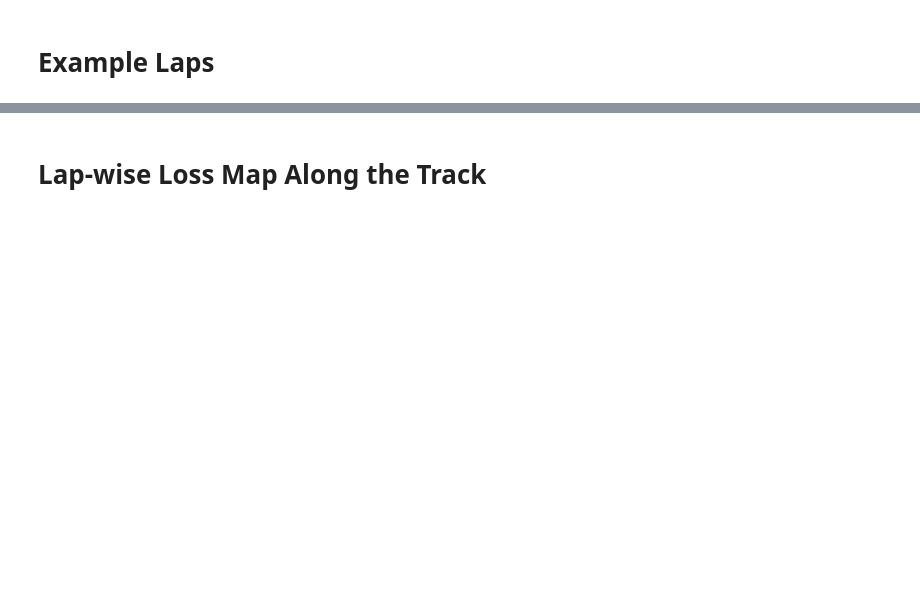
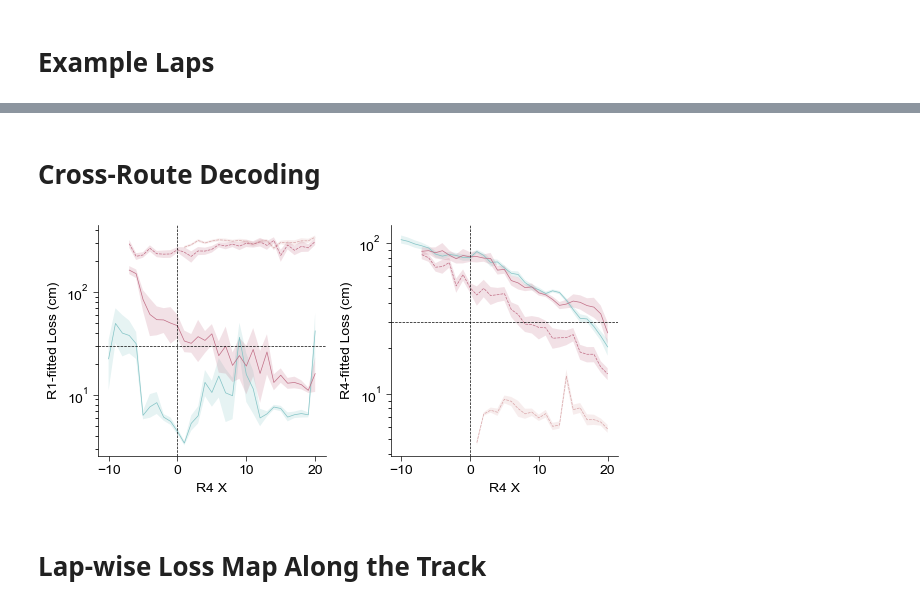
Before and after one commit to YAO-Shuyang/PlotFigures, a Jupyter notebook: NodeFigures/Fig0860 - Decoding Retrieval With GNB - 10224.ipynb, the cells around one changed output, grey strips where cells are left out. Cells and saved outputs as stored; diff of their text form; code cells hidden in the pictures; blank space fills up the shorter version.

```diff
--- a/NodeFigures/Fig0860 - Decoding Retrieval With GNB - 10224.ipynb
+++ b/NodeFigures/Fig0860 - Decoding Retrieval With GNB - 10224.ipynb
@@ -636,0 +479,2 @@ for mouse in [10212, 10224, 10227, 10232]:
+# %% [markdown]
+# Cross-Route Decoding
@@ -637,3 +543,46 @@ for mouse in [10212, 10224, 10227, 10232]:
+# %%
+subdata = SubDict(data, data.keys(), np.where((data['R4 X'] <= 20) & (data['R4 X'] >= -10) & np.isin(data['Route'], [1, 3, 6]))[0])
+fig, axes = plt.subplots(ncols=2, nrows=1, figsize=(6, 3))
+ax = Clear_Axes(axes[0], close_spines=['top', 'right'], ifxticks=True, ifyticks=True)
+ax1 = Clear_Axes(axes[1], close_spines=['top', 'right'], ifxticks=True, ifyticks=True)
+sns.lineplot(
+    data=subdata,
+    x='R4 X',
+    y='R1-fitted Loss (cm)',
+    hue='Route',
+    palette=[DSPPalette[1], DSPPalette[3], DSPPalette[6]],
+    style='map',
+    ax=ax,
+    lw=0.5,
+    legend=False,
+    err_kws={'edgecolor': None}
+)
+ax.semilogy()
+ax.axhline(30, color='k', lw=0.5, ls='--')
+ax.axvline(0, color='k', lw=0.5, ls='--')
+#ax.set_ylim(0, 3)
+sns.lineplot(
+    data=subdata,
+    x='R4 X',
+    y='R4-fitted Loss (cm)',
+    hue='Route',
+    palette=[DSPPalette[1], DSPPalette[3], DSPPalette[6]],
+    style='map',
+    ax=ax1,
+    lw=0.5,
+    legend=False,
+    err_kws={'edgecolor': None}
+)
+ax1.semilogy()
+ax1.axhline(30, color='k', lw=0.5, ls='--')
+ax1.axvline(0, color='k', lw=0.5, ls='--')
+#ax1.set_ylim(0, 3)
+#plt.savefig(join(saved_dir, f"[10212] Proximity_Interation R3 R6.png"), dpi=600)
+#plt.savefig(join(saved_dir, f"[10212] Proximity_Interation R3 R6.svg"), dpi=600)
+plt.tight_layout()
+plt.show()
+# %% [output]
+[figure, added]
 # %% [markdown]
 # Lap-wise Loss Map Along the Track
 # %%
```
Also changed, not shown: parts of 11 cells of this notebook, 9 other files.
